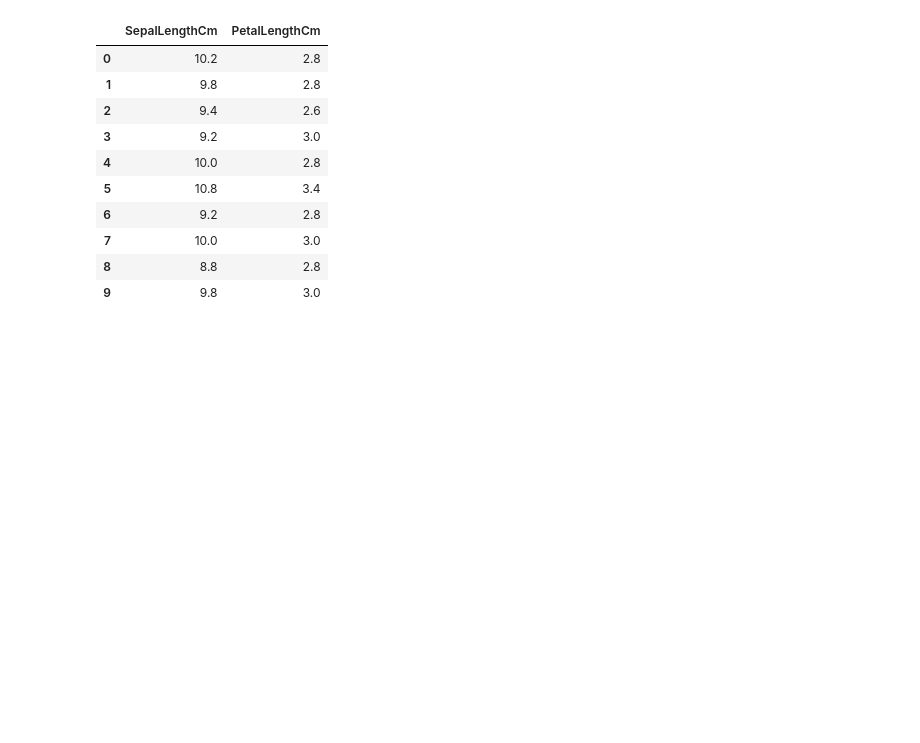
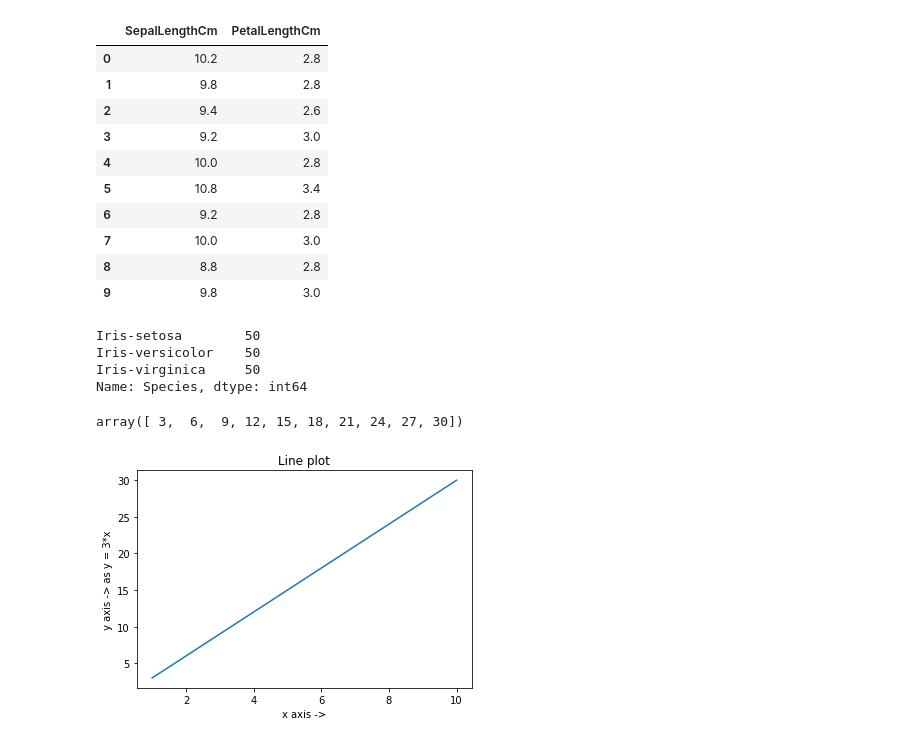
Before and after one commit to yashp241195/basicmljupyter, a Jupyter notebook: basics.ipynb, the cells around one changed output. Saved outputs shown, nothing was run; the diff lists cells and outputs as text; code cells hidden in the pictures; blank space fills up the shorter version.

```diff
--- a/basics.ipynb
+++ b/basics.ipynb
@@ -282,4 +282,9 @@ iris[['SepalLengthCm','PetalLengthCm']].apply(lambda x:x*2)[0:10]
 | 8 | 8.8 | 2.8 |
 | 9 | 9.8 | 3.0 |
 # %%
-iris.
+iris['Species'].value_counts()
+# %% [output]
+Iris-setosa        50
+Iris-versicolor    50
+Iris-virginica     50
+Name: Species, dtype: int64
@@ -285,0 +294,15 @@ iris.
+# %%
+x = np.arange(1,11)
+y = 3*x
+# %%
+y
+# %% [output]
+array([ 3,  6,  9, 12, 15, 18, 21, 24, 27, 30])
+# %%
+plt.plot(x,y)
+plt.title('Line plot')
+plt.xlabel('x axis ->')
+plt.ylabel(' y axis -> as y = 3*x ')
+plt.show()
+# %% [output]
+[figure, added]
```
Also changed, not shown: parts of 27 cells of this notebook.
